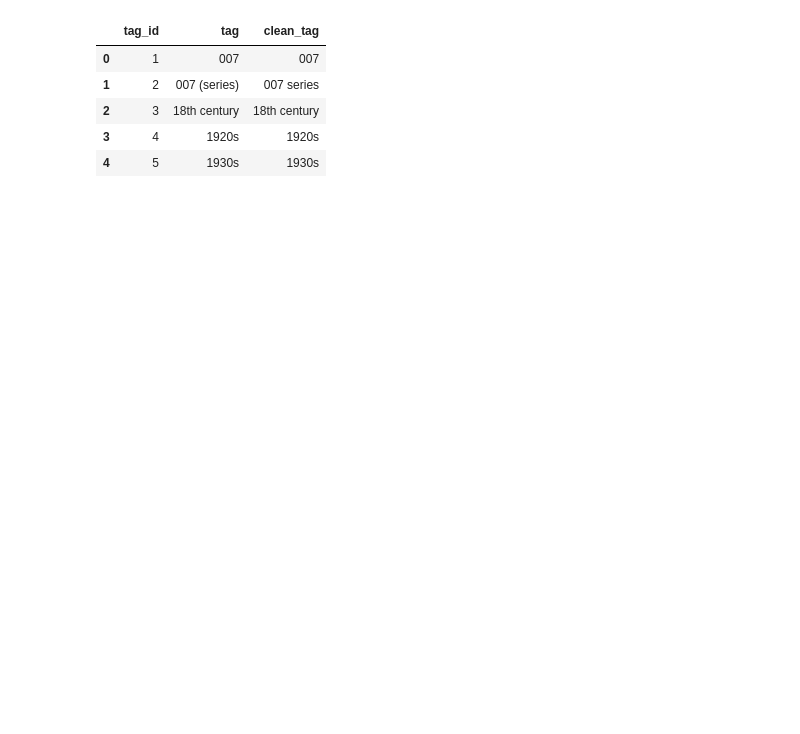
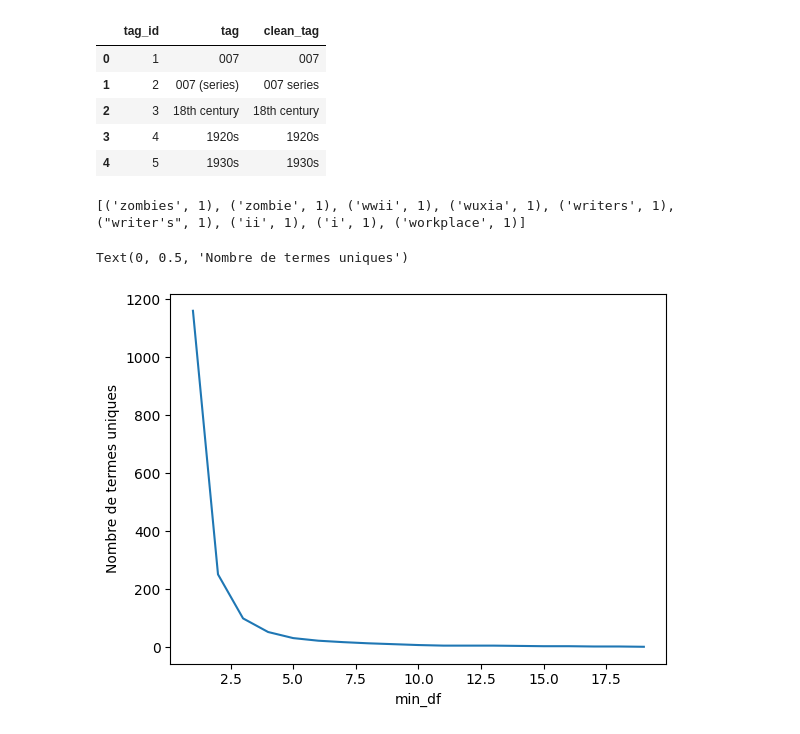
Before and after one commit to AntoinePELAMOURGUES/mlops_reco_movies, a Jupyter notebook: notebooks/5_pretraitement_genome_tags.ipynb, the cells around one changed output. Cells and saved outputs as stored; diff of their text form; code cells hidden in the pictures; blank space fills up the shorter version.

Commit message:
:hammer: Update genome_tags preprocessing

```diff
--- a/notebooks/5_pretraitement_genome_tags.ipynb
+++ b/notebooks/5_pretraitement_genome_tags.ipynb
@@ -6,7 +5,7 @@ import matplotlib.pyplot as plt
 import seaborn as sns
 import spacy
 # %%
-df = pd.read_csv("/home/antoine/mlops_reco_movies/airflow/data/raw/bronze/genome-tags.csv")
+df = pd.read_csv("/home/antoine/workspace/mlops_reco_movies/airflow/data/raw/bronze/genome-tags.csv")
 df.head()
 # %% [output]
 |  | tagId | tag |
@@ -46,12 +45,3 @@ df.head()
 | 2 | 3 | 18th century |
 | 3 | 4 | 1920s |
 | 4 | 5 | 1930s |
-# %%
-df["clean_tag"] = (
-            df["tag"]
-            .str.replace(r"[\(\)\[\]\d+]", "", regex=True)
-            .str.strip()
-            .str.lower()
-        )
-
-df.head()
@@ -83,3 +66,28 @@ df.head()
 | 2 | 3 | 18th century | 18th century |
 | 3 | 4 | 1920s | 1920s |
 | 4 | 5 | 1930s | 1930s |
+# %%
+from collections import Counter
+
+term_counts = Counter()
+for doc in df["tag"]:
+    term_counts.update(doc.split())
+
+# Affiche les 10 termes les plus rares
+print(term_counts.most_common()[:-10:-1])
+# %% [output]
+[('zombies', 1), ('zombie', 1), ('wwii', 1), ('wuxia', 1), ('writers', 1), ("writer's", 1), ('ii', 1), ('i', 1), ('workplace', 1)]
+# %%
+import matplotlib.pyplot as plt
+from sklearn.feature_extraction.text import TfidfVectorizer
+
+
+min_dfs = range(1, 20)
+n_features = [len(TfidfVectorizer(min_df=d).fit(df["tag"]).vocabulary_) for d in min_dfs]
+
+plt.plot(min_dfs, n_features)
+plt.xlabel('min_df')
+plt.ylabel('Nombre de termes uniques')
+# %% [output]
+Text(0, 0.5, 'Nombre de termes uniques')
+[figure, added]
```
Also changed, not shown: parts of 9 cells of this notebook, 4 other files.
